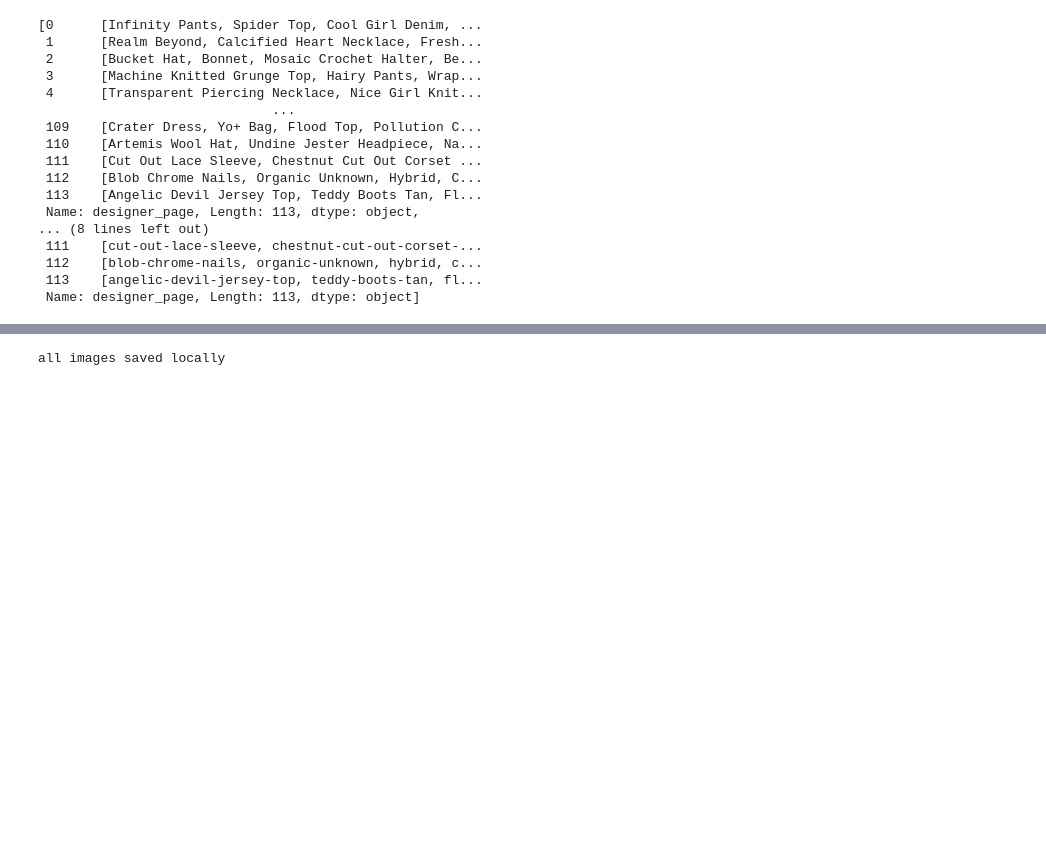
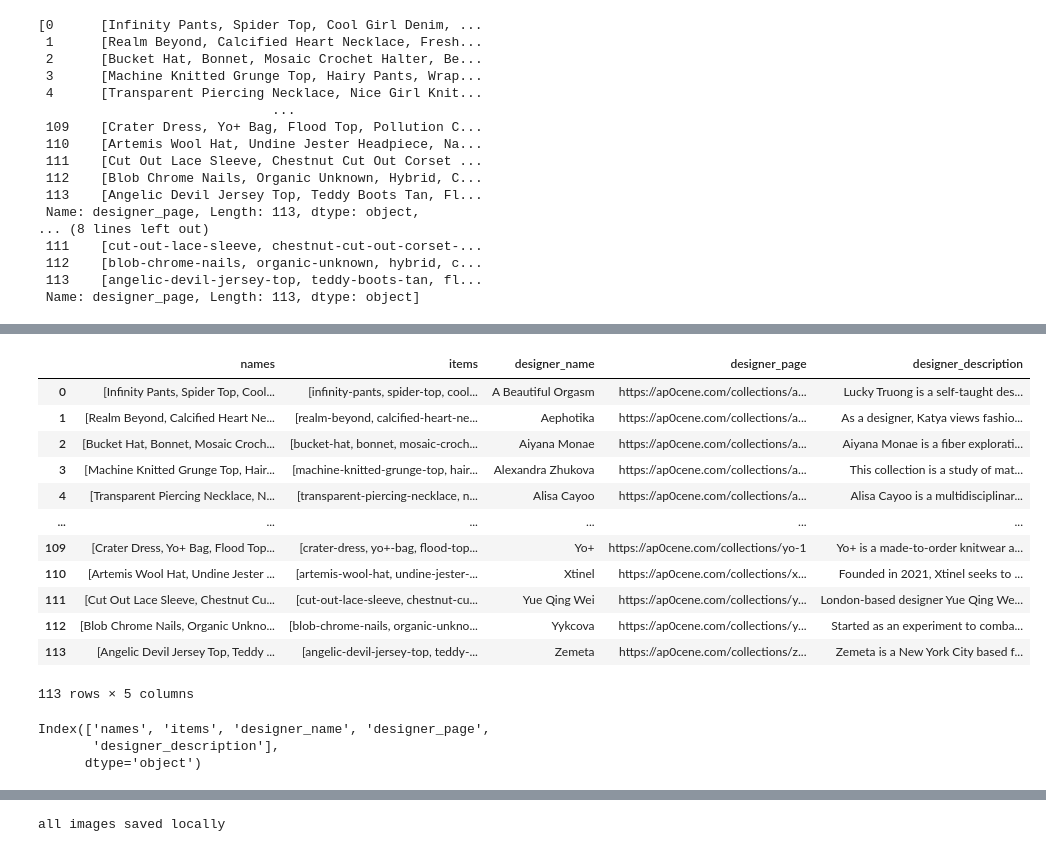
Before and after one commit to sonnochio/upcoming_designer_recommendation, a Jupyter notebook: notebooks/ap0cene.ipynb, the cells around one changed output, grey strips where cells are left out. Saved outputs shown, nothing was run; the diff lists cells and outputs as text; code cells hidden in the pictures; blank space fills up the shorter version.

```diff
--- a/notebooks/ap0cene.ipynb
+++ b/notebooks/ap0cene.ipynb
@@ -150,11 +162,12 @@ def designer_page_scrap(url):
     soup=bs(r.content, "html.parser")
     names=[]
     items=[]
+    descriptions=[]
     for i in soup.find_all("img", class_="responsive-image block absolute top-0 left-0 w-full h-full lazyload transition-opacity duration-200 ease-in-out w-full max-w-full h-auto" ):
         names.append(i['alt'])
         items.append('-'.join(i['alt'].lower().split()))
 
-    return names,items
+    return names,items,descriptions
 # %%
 scrapped=df_designer['designer_page'].apply(designer_page_scrap)
 # %%
@@ -302,0 +199,16 @@ README.md     ap0cene.ipynb images
+# %%
+df_full
+# %% [output]
+|  | names | items | designer_name | designer_page | designer_description |
+| 0 | [Infinity Pants, Spider Top, Cool... | [infinity-pants, spider-top, cool... | A Beautiful Orgasm | https://ap0cene.com/collections/a... | Lucky Truong is a self-taught des... |
+| 1 | [Realm Beyond, Calcified Heart Ne... | [realm-beyond, calcified-heart-ne... | Aephotika | https://ap0cene.com/collections/a... | As a designer, Katya views fashio... |
+| 2 | [Bucket Hat, Bonnet, Mosaic Croch... | [bucket-hat, bonnet, mosaic-croch... | Aiyana Monae | https://ap0cene.com/collections/a... | Aiyana Monae is a fiber explorati... |
+| 3 | [Machine Knitted Grunge Top, Hair... | [machine-knitted-grunge-top, hair... | Alexandra Zhukova | https://ap0cene.com/collections/a... | This collection is a study of mat... |
+| 4 | [Transparent Piercing Necklace, N... | [transparent-piercing-necklace, n... | Alisa Cayoo | https://ap0cene.com/collections/a... | Alisa Cayoo is a multidisciplinar... |
+| ... | ... | ... | ... | ... | ... |
+| 109 | [Crater Dress, Yo+ Bag, Flood Top... | [crater-dress, yo+-bag, flood-top... | Yo+ | https://ap0cene.com/collections/yo-1 | Yo+ is a made-to-order knitwear a... |
+| 110 | [Artemis Wool Hat, Undine Jester ... | [artemis-wool-hat, undine-jester-... | Xtinel | https://ap0cene.com/collections/x... | Founded in 2021, Xtinel seeks to ... |
+| 111 | [Cut Out Lace Sleeve, Chestnut Cu... | [cut-out-lace-sleeve, chestnut-cu... | Yue Qing Wei | https://ap0cene.com/collections/y... | London-based designer Yue Qing We... |
+| 112 | [Blob Chrome Nails, Organic Unkno... | [blob-chrome-nails, organic-unkno... | Yykcova | https://ap0cene.com/collections/y... | Started as an experiment to comba... |
+| 113 | [Angelic Devil Jersey Top, Teddy ... | [angelic-devil-jersey-top, teddy-... | Zemeta | https://ap0cene.com/collections/z... | Zemeta is a New York City based f... |
+113 rows × 5 columns
@@ -302,0 +228,6 @@ README.md     ap0cene.ipynb images
+# %%
+df_full.columns
+# %% [output]
+Index(['names', 'items', 'designer_name', 'designer_page',
+       'designer_description'],
+      dtype='object')
```
Also changed, not shown: parts of 52 cells of this notebook, 11 other files.
